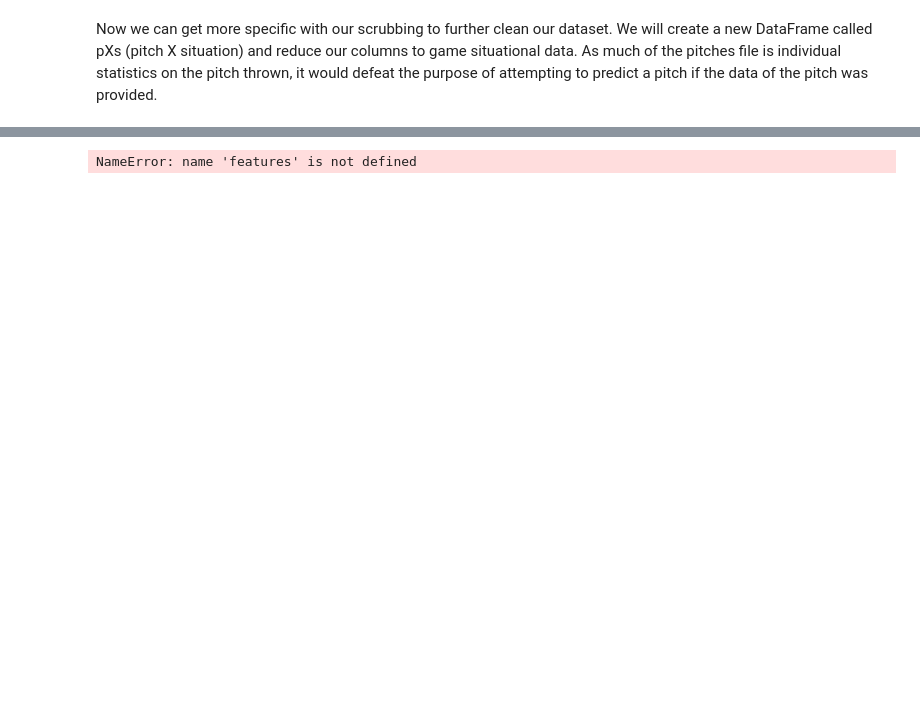
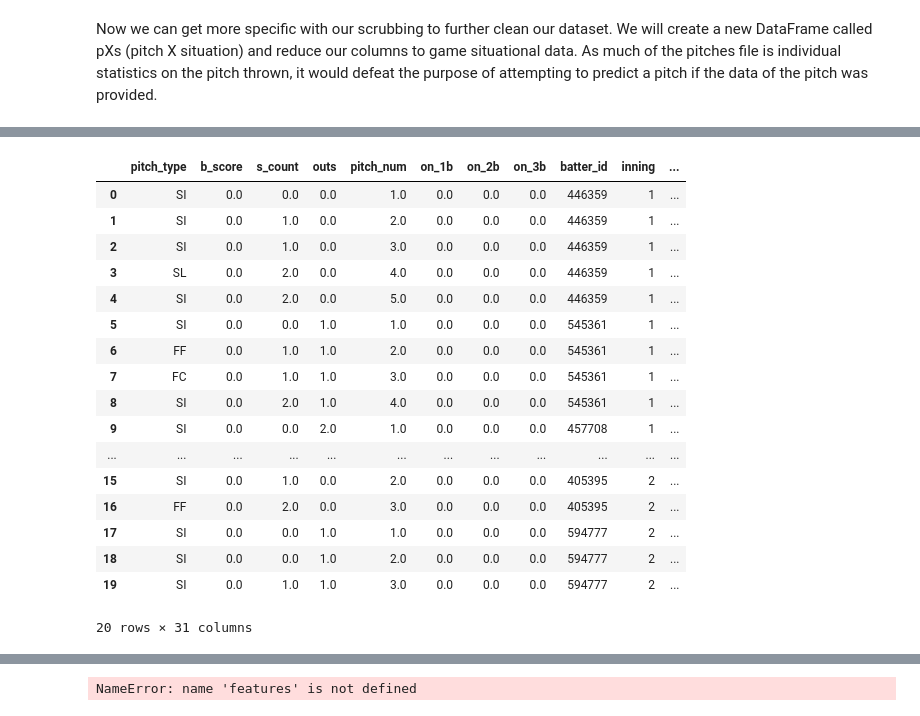
Before and after one commit to yshong211/mlb_ant, a Jupyter notebook: mlb_pitch_prediction.ipynb, the cells around one changed output, grey strips where cells are left out. Saved outputs shown, nothing was run; the diff lists cells and outputs as text; code cells hidden in the pictures; blank space fills up the shorter version.

```diff
--- a/mlb_pitch_prediction.ipynb
+++ b/mlb_pitch_prediction.ipynb
@@ -121,2 +334,23 @@ pXs = pXs[pXs.pitch_type != 'FO']
+# %%
+pXs.head(20)
+# %% [output]
+|  | pitch_type | b_score | s_count | outs | pitch_num | on_1b | on_2b | on_3b | batter_id | inning | ... |
+| 0 | SI | 0.0 | 0.0 | 0.0 | 1.0 | 0.0 | 0.0 | 0.0 | 446359 | 1 | ... |
+| 1 | SI | 0.0 | 1.0 | 0.0 | 2.0 | 0.0 | 0.0 | 0.0 | 446359 | 1 | ... |
+| 2 | SI | 0.0 | 1.0 | 0.0 | 3.0 | 0.0 | 0.0 | 0.0 | 446359 | 1 | ... |
+| 3 | SL | 0.0 | 2.0 | 0.0 | 4.0 | 0.0 | 0.0 | 0.0 | 446359 | 1 | ... |
+| 4 | SI | 0.0 | 2.0 | 0.0 | 5.0 | 0.0 | 0.0 | 0.0 | 446359 | 1 | ... |
+| 5 | SI | 0.0 | 0.0 | 1.0 | 1.0 | 0.0 | 0.0 | 0.0 | 545361 | 1 | ... |
+| 6 | FF | 0.0 | 1.0 | 1.0 | 2.0 | 0.0 | 0.0 | 0.0 | 545361 | 1 | ... |
+| 7 | FC | 0.0 | 1.0 | 1.0 | 3.0 | 0.0 | 0.0 | 0.0 | 545361 | 1 | ... |
+| 8 | SI | 0.0 | 2.0 | 1.0 | 4.0 | 0.0 | 0.0 | 0.0 | 545361 | 1 | ... |
+| 9 | SI | 0.0 | 0.0 | 2.0 | 1.0 | 0.0 | 0.0 | 0.0 | 457708 | 1 | ... |
+| ... | ... | ... | ... | ... | ... | ... | ... | ... | ... | ... | ... |
+| 15 | SI | 0.0 | 1.0 | 0.0 | 2.0 | 0.0 | 0.0 | 0.0 | 405395 | 2 | ... |
+| 16 | FF | 0.0 | 2.0 | 0.0 | 3.0 | 0.0 | 0.0 | 0.0 | 405395 | 2 | ... |
+| 17 | SI | 0.0 | 0.0 | 1.0 | 1.0 | 0.0 | 0.0 | 0.0 | 594777 | 2 | ... |
+| 18 | SI | 0.0 | 0.0 | 1.0 | 2.0 | 0.0 | 0.0 | 0.0 | 594777 | 2 | ... |
+| 19 | SI | 0.0 | 1.0 | 1.0 | 3.0 | 0.0 | 0.0 | 0.0 | 594777 | 2 | ... |
+20 rows × 31 columns
 # %%
 df = pXs
```
Also changed, not shown: parts of 34 cells of this notebook, 1 other file.
